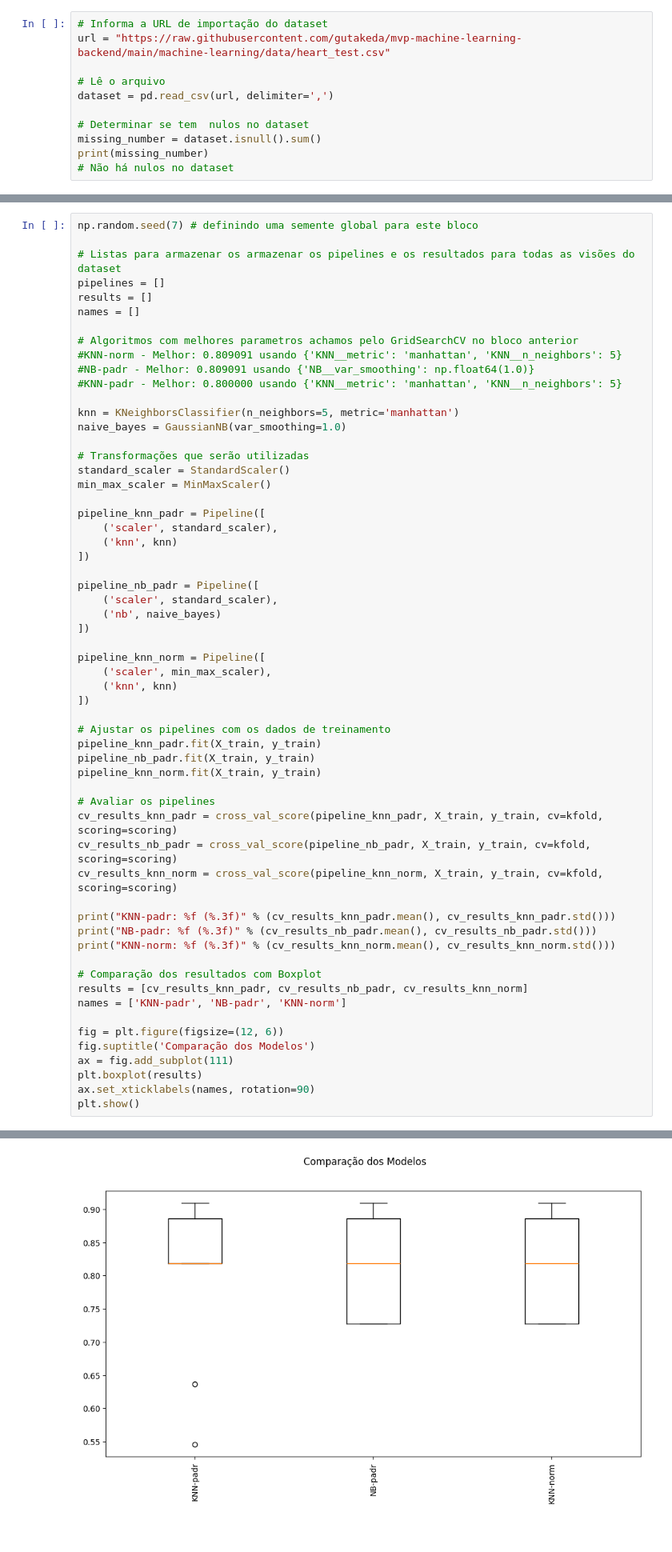
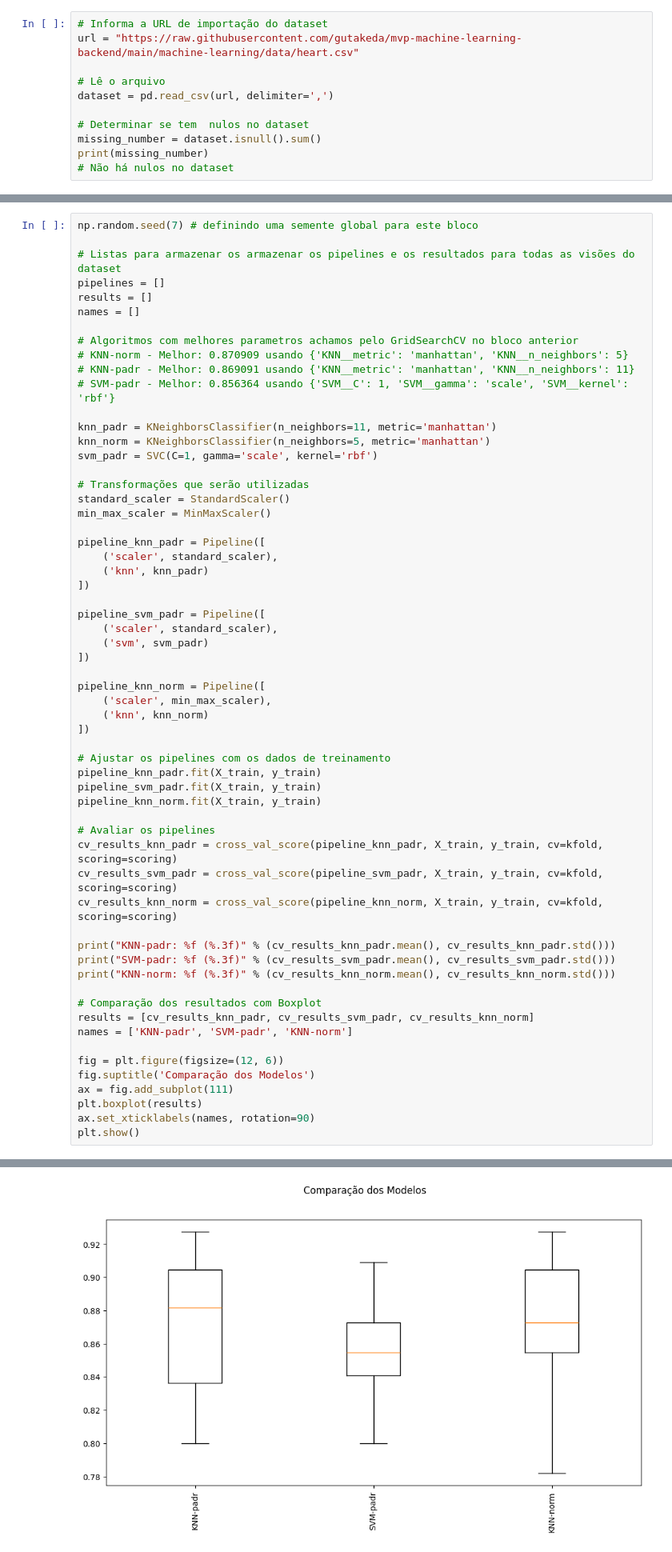
Before and after one commit to gutakeda/mvp-machine-learning-backend, a Jupyter notebook: machine-learning/notebooks/Heart_Disease_Classification.ipynb, the cells around one changed output, grey strips where cells are left out. Shown at 80% size. Saved outputs shown, nothing was run; the diff lists cells and outputs as text.

```diff
--- a/machine-learning/notebooks/Heart_Disease_Classification.ipynb
+++ b/machine-learning/notebooks/Heart_Disease_Classification.ipynb
@@ -51,7 +51,7 @@ Atributos:
 - HeartDisease: classe de saída (1: doença cardíaca, 0: normal)
 # %%
 # Informa a URL de importação do dataset
-url = "https://raw.githubusercontent.com/gutakeda/mvp-machine-learning-backend/main/machine-learning/data/heart_test.csv"
+url = "https://raw.githubusercontent.com/gutakeda/mvp-machine-learning-backend/main/machine-learning/data/heart.csv"
 
 # Lê o arquivo
 dataset = pd.read_csv(url, delimiter=',')
@@ -380,12 +380,13 @@ results = []
 names = []
 
 # Algoritmos com melhores parametros achamos pelo GridSearchCV no bloco anterior
-#KNN-norm - Melhor: 0.809091 usando {'KNN__metric': 'manhattan', 'KNN__n_neighbors': 5}
-#NB-padr - Melhor: 0.809091 usando {'NB__var_smoothing': np.float64(1.0)}
-#KNN-padr - Melhor: 0.800000 usando {'KNN__metric': 'manhattan', 'KNN__n_neighbors': 5}
+# KNN-norm - Melhor: 0.870909 usando {'KNN__metric': 'manhattan', 'KNN__n_neighbors': 5}
+# KNN-padr - Melhor: 0.869091 usando {'KNN__metric': 'manhattan', 'KNN__n_neighbors': 11}
+# SVM-padr - Melhor: 0.856364 usando {'SVM__C': 1, 'SVM__gamma': 'scale', 'SVM__kernel': 'rbf'}
 
-knn = KNeighborsClassifier(n_neighbors=5, metric='manhattan')
-naive_bayes = GaussianNB(var_smoothing=1.0)
+knn_padr = KNeighborsClassifier(n_neighbors=11, metric='manhattan')
+knn_norm = KNeighborsClassifier(n_neighbors=5, metric='manhattan')
+svm_padr = SVC(C=1, gamma='scale', kernel='rbf')
 
 # Transformações que serão utilizadas
 standard_scaler = StandardScaler()
@@ -393,36 +394,36 @@ min_max_scaler = MinMaxScaler()
 
 pipeline_knn_padr = Pipeline([
     ('scaler', standard_scaler),
-    ('knn', knn)
+    ('knn', knn_padr)
 ])
 
-pipeline_nb_padr = Pipeline([
+pipeline_svm_padr = Pipeline([
     ('scaler', standard_scaler),
-    ('nb', naive_bayes)
+    ('svm', svm_padr)
 ])
 
 pipeline_knn_norm = Pipeline([
     ('scaler', min_max_scaler),
-    ('knn', knn)
+    ('knn', knn_norm)
 ])
 
 # Ajustar os pipelines com os dados de treinamento
 pipeline_knn_padr.fit(X_train, y_train)
-pipeline_nb_padr.fit(X_train, y_train)
+pipeline_svm_padr.fit(X_train, y_train)
 pipeline_knn_norm.fit(X_train, y_train)
 
 # Avaliar os pipelines
 cv_results_knn_padr = cross_val_score(pipeline_knn_padr, X_train, y_train, cv=kfold, scoring=scoring)
-cv_results_nb_padr = cross_val_score(pipeline_nb_padr, X_train, y_train, cv=kfold, scoring=scoring)
+cv_results_svm_padr = cross_val_score(pipeline_svm_padr, X_train, y_train, cv=kfold, scoring=scoring)
 cv_results_knn_norm = cross_val_score(pipeline_knn_norm, X_train, y_train, cv=kfold, scoring=scoring)
 
 print("KNN-padr: %f (%.3f)" % (cv_results_knn_padr.mean(), cv_results_knn_padr.std()))
-print("NB-padr: %f (%.3f)" % (cv_results_nb_padr.mean(), cv_results_nb_padr.std()))
+print("SVM-padr: %f (%.3f)" % (cv_results_svm_padr.mean(), cv_results_svm_padr.std()))
 print("KNN-norm: %f (%.3f)" % (cv_results_knn_norm.mean(), cv_results_knn_norm.std()))
 
 # Comparação dos resultados com Boxplot
-results = [cv_results_knn_padr, cv_results_nb_padr, cv_results_knn_norm]
-names = ['KNN-padr', 'NB-padr', 'KNN-norm']
+results = [cv_results_knn_padr, cv_results_svm_padr, cv_results_knn_norm]
+names = ['KNN-padr', 'SVM-padr', 'KNN-norm']
 
 fig = plt.figure(figsize=(12, 6))
 fig.suptitle('Comparação dos Modelos')
@@ -437,4 +438,4 @@ KNN-norm: 0.809091 (0.076)
-[figure, old version]
+[figure, new version]
 # %%
 # Avaliação do modelo com o conjunto de testes
 
```
Also changed, not shown: parts of 10 cells of this notebook, 7 other files.
